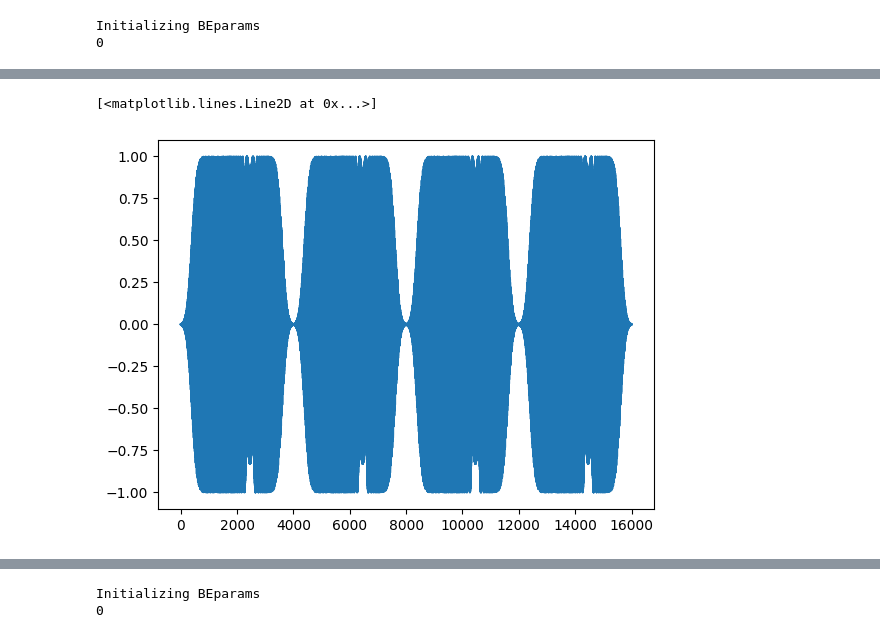
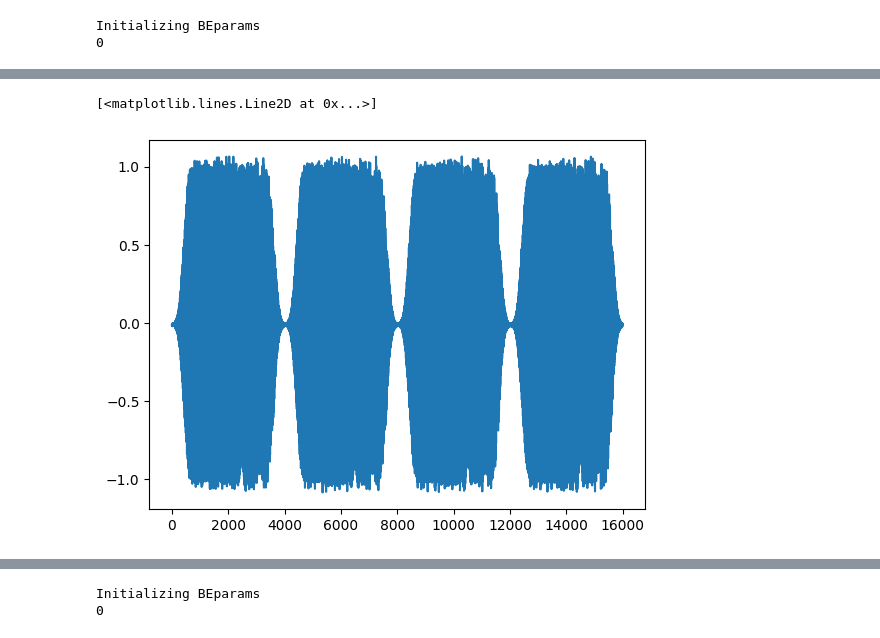
Before and after one commit to m3-learning/BandExcitation, a Jupyter notebook: testing/dataset.ipynb, the cells around one changed output, grey strips where cells are left out. Drawn from its saved outputs; the diff is of its cells as text; code cells hidden in the pictures.

```diff
--- a/testing/dataset.ipynb
+++ b/testing/dataset.ipynb
@@ -130,6 +165,7 @@ plt.plot(binned_freq, np.abs(binned_complex))
 ## Try on generated data
 # %%
 from bandexcitation.Measurement.BEMeasurement import BEMeasurement
+from bandexcitation.File.DataWriter import DataConverter
 
 beparms = BEMeasurement(spectroscopic_min_voltage=-4,
                    spectroscopic_max_voltage=4,
@@ -139,7 +175,8 @@ beparms = BEMeasurement(spectroscopic_min_voltage=-4,
                    BE_ppw = 2**15//4,
                    BE_center_freq = 1310000,
                    BE_bandwidth = 200000,
-                   BE_num_bins = 200
+                   BE_num_bins = 200,
+
                   )
 
 # I think the time should be by the entire chirp, thus we should fix this so that the BE_PPW, and BE_Time is divided by the number of reps
@@ -153,5 +203,7 @@ wave = beparms.get_simulated_BE_measurement()
+# %%
+out = beparms.PXI()
 # %%
-plt.plot(wave)
+plt.plot(out[0:16000])
 # %% [output]
 [<matplotlib.lines.Line2D at 0x...>]
-[figure, old version]
+[figure, new version]
```
Also changed, not shown: parts of 19 cells of this notebook, 2 other files.
